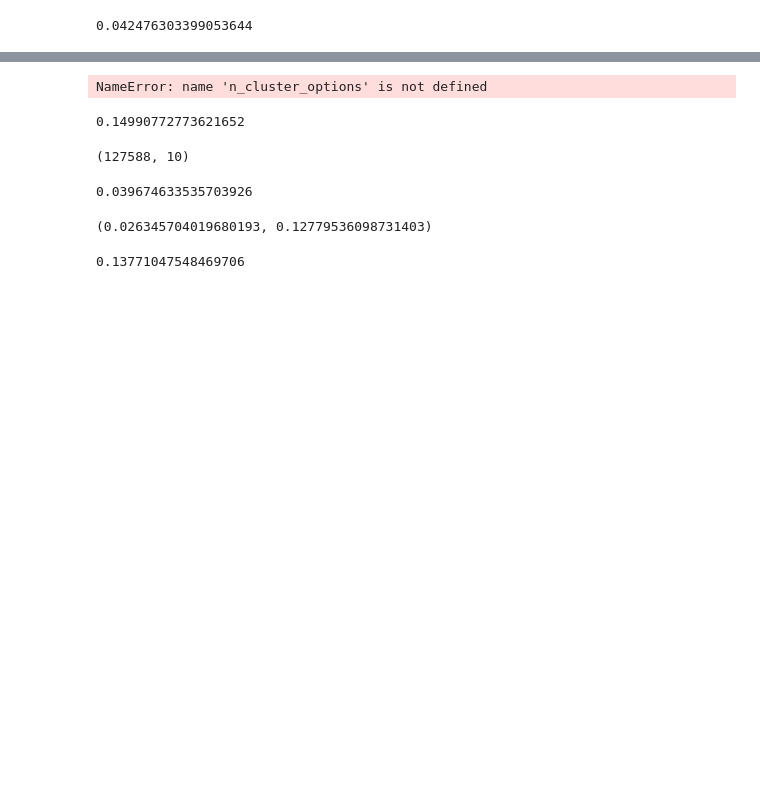
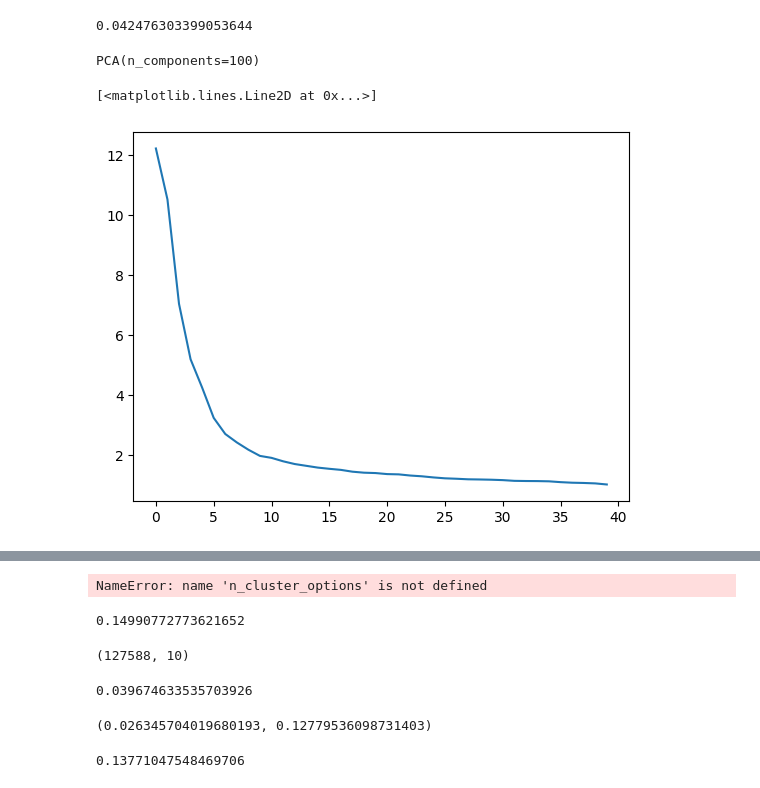
Before and after one commit to swiergarst/fedKMeans, a Jupyter notebook: notebooks/test_fourcancers.ipynb, the cells around one changed output, grey strips where cells are left out. Cells and saved outputs as stored; diff of their text form; code cells hidden in the pictures; blank space fills up the shorter version.

```diff
--- a/notebooks/test_fourcancers.ipynb
+++ b/notebooks/test_fourcancers.ipynb
@@ -23,4 +23,15 @@ score = silhouette_score(allc_NAT.values, km.predict(allc_NAT.values))
 score
 # %% [output]
 0.042476303399053644
+# %%
+NAT_PCA = PCA(n_components = 100)
+
+NAT_PCA.fit(allc_NAT.values)
+# %% [output]
+PCA(n_components=100)
+# %%
+plt.plot(NAT_PCA.explained_variance_[:40])
+# %% [output]
+[<matplotlib.lines.Line2D at 0x...>]
+[figure, added]
 # %%
```
Also changed, not shown: parts of 2 cells of this notebook, 54 other files.
